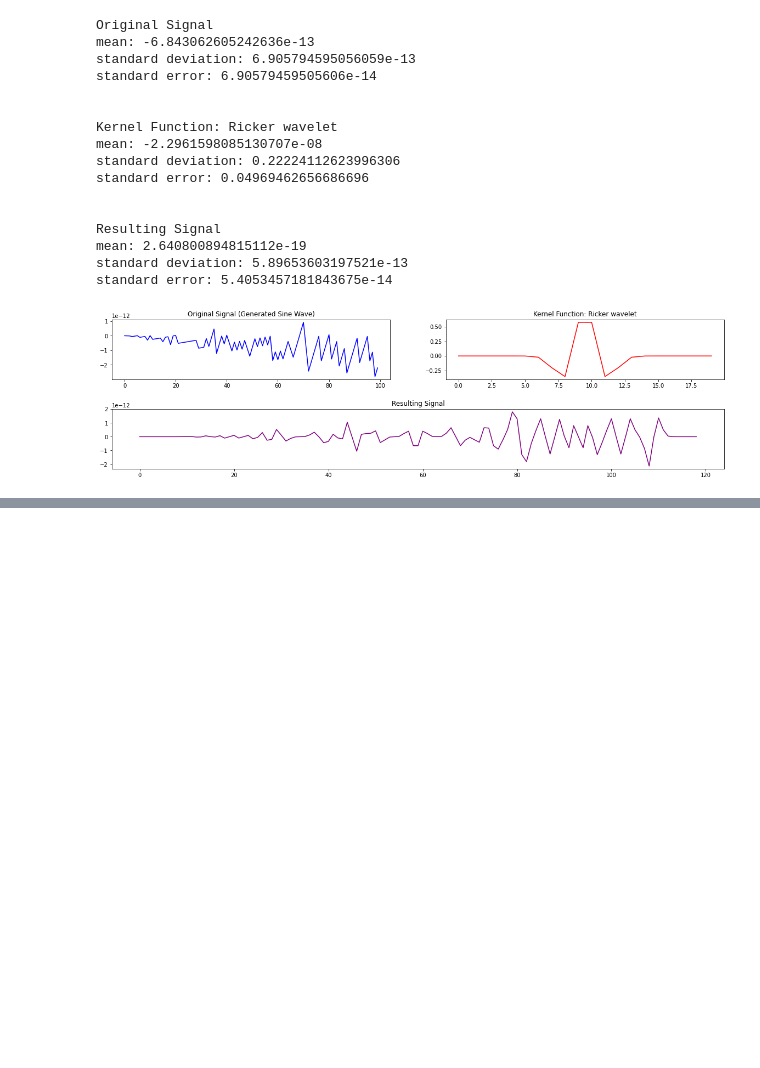
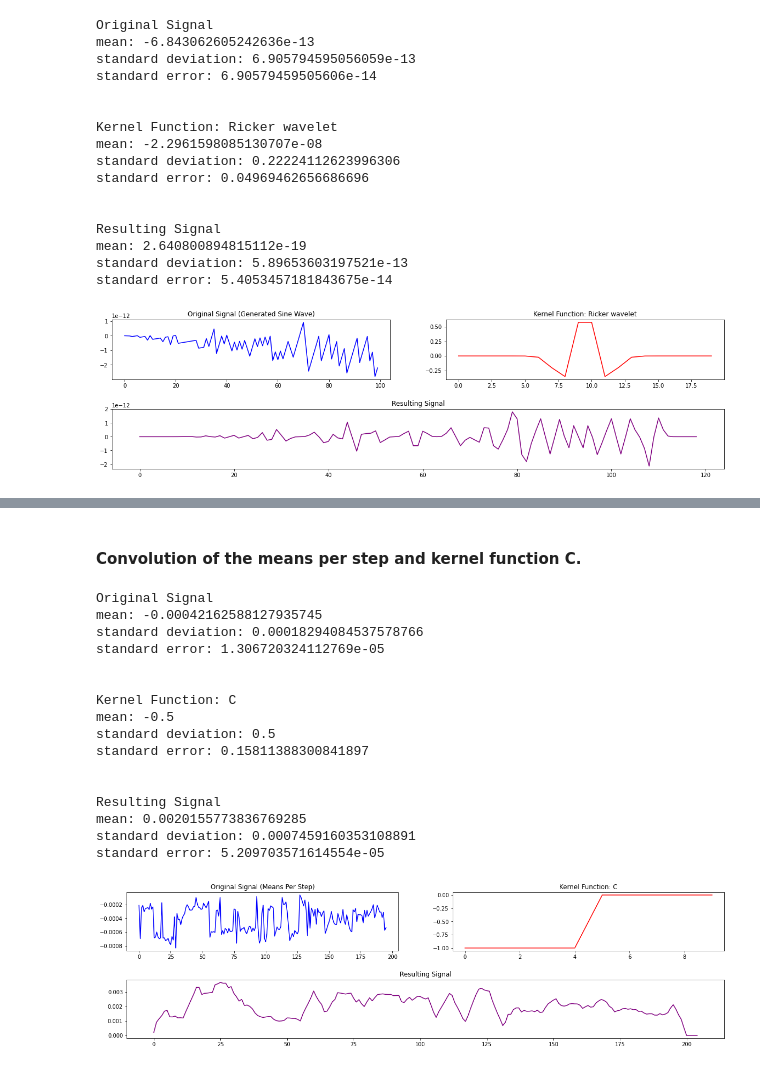
Before and after one commit to paucabral/dsp-activities, a Jupyter notebook: Activity 4 - Fundamental Convolution Application.ipynb, the cells around one changed output, grey strips where cells are left out. Cells and saved outputs as stored; diff of their text form; code cells hidden in the pictures; blank space fills up the shorter version.

```diff
--- a/Activity 4 - Fundamental Convolution Application.ipynb
+++ b/Activity 4 - Fundamental Convolution Application.ipynb
@@ -402,0 +543,22 @@ standard error: 5.4053457181843675e-14
+# %% [markdown]
+#### Convolution of the means per step and kernel function C.
+# %%
+mc = convolveSignals(original_signal=means_per_step, original_signal_label="Means Per Step", kernel_function=C, kernel_label="C")
+# %% [output]
+Original Signal
+mean: -0.00042162588127935745
+standard deviation: 0.00018294084537578766
+standard error: 1.306720324112769e-05
+
+
+Kernel Function: C
+mean: -0.5
+standard deviation: 0.5
+standard error: 0.15811388300841897
+
+
+Resulting Signal
+mean: 0.0020155773836769285
+standard deviation: 0.0007459160353108891
+standard error: 5.209703571614554e-05
+[figure, added]
```
Also changed, not shown: parts of 71 cells of this notebook, 1 other file.
